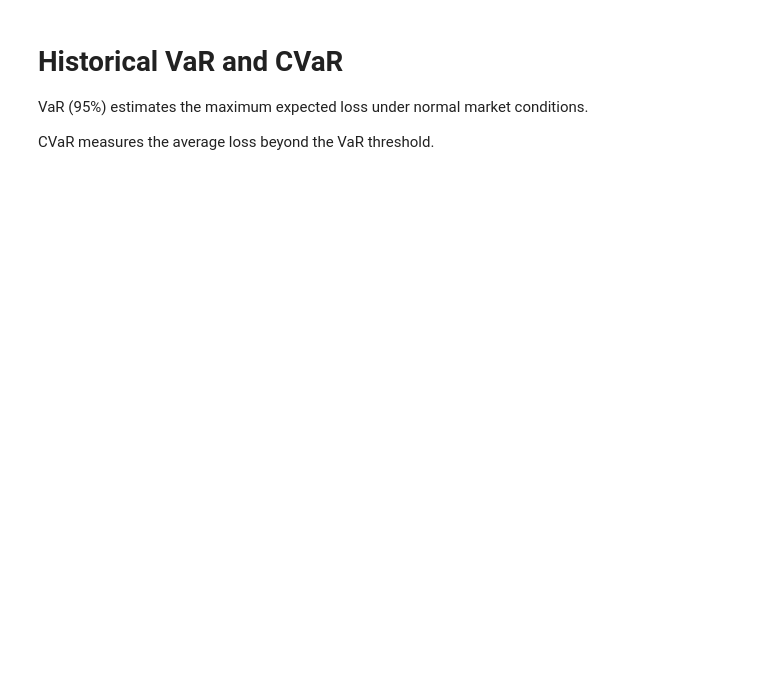
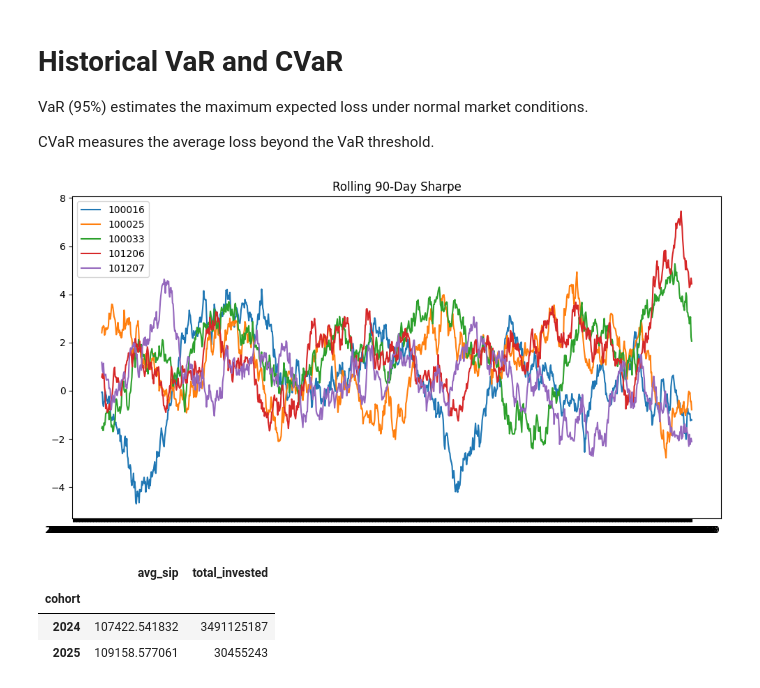
Before and after one commit to Manavi1427/Mutual-Fund-Analytics-Platform, a Jupyter notebook: src_code/notebooks/05_advanced_analytics.ipynb, the cells around one changed output. Cells and saved outputs as stored; diff of their text form; code cells hidden in the pictures; blank space fills up the shorter version.

```diff
--- a/src_code/notebooks/05_advanced_analytics.ipynb
+++ b/src_code/notebooks/05_advanced_analytics.ipynb
@@ -42,3 +50,46 @@ risk_report = pd.DataFrame({
 })
 
 risk_report.to_csv(PROCESSED/"var_cvar_report.csv", index=False)
+# %%
+# Rolling Sharpe Ratio
+#Measures risk-adjusted returns over a moving 90-day window.
+
+annual_factor = np.sqrt(252)
+
+nav["rolling_sharpe"] = (
+    nav.groupby("amfi_code")["daily_return"]
+    .transform(
+        lambda x:
+        (
+            x.rolling(90).mean()
+            /
+            x.rolling(90).std()
+        )
+        * annual_factor
+    )
+)
+# %%
+top5 = nav["amfi_code"].unique()[:5]
+plt.figure(figsize=(12,6))
+
+for fund in top5:
+    subset = nav[
+        nav["amfi_code"] == fund
+    ]
+
+    plt.plot(
+        subset["date"],
+        subset["rolling_sharpe"],
+        label=fund
+    )
+
+plt.legend()
+plt.title("Rolling 90-Day Sharpe")
+
+plt.savefig(
+    CHARTS/"rolling_sharpe_chart.png"
+)
+
+plt.show()
+# %% [output]
+[figure, added]
@@ -44,0 +106,17 @@ risk_report.to_csv(PROCESSED/"var_cvar_report.csv", index=False)
+# %%
+#cohort summary
+cohort_summary = (
+    transactions
+    .groupby("cohort")
+    .agg(
+        avg_sip=("amount_inr","mean"),
+        total_invested=("amount_inr","sum")
+    )
+)
+
+cohort_summary
+# %% [output]
+|  | avg_sip | total_invested |
+| cohort |  |  |
+| 2024 | 107422.541832 | 3491125187 |
+| 2025 | 109158.577061 | 30455243 |
```
Also changed, not shown: parts of 8 cells of this notebook, 19 other files.
